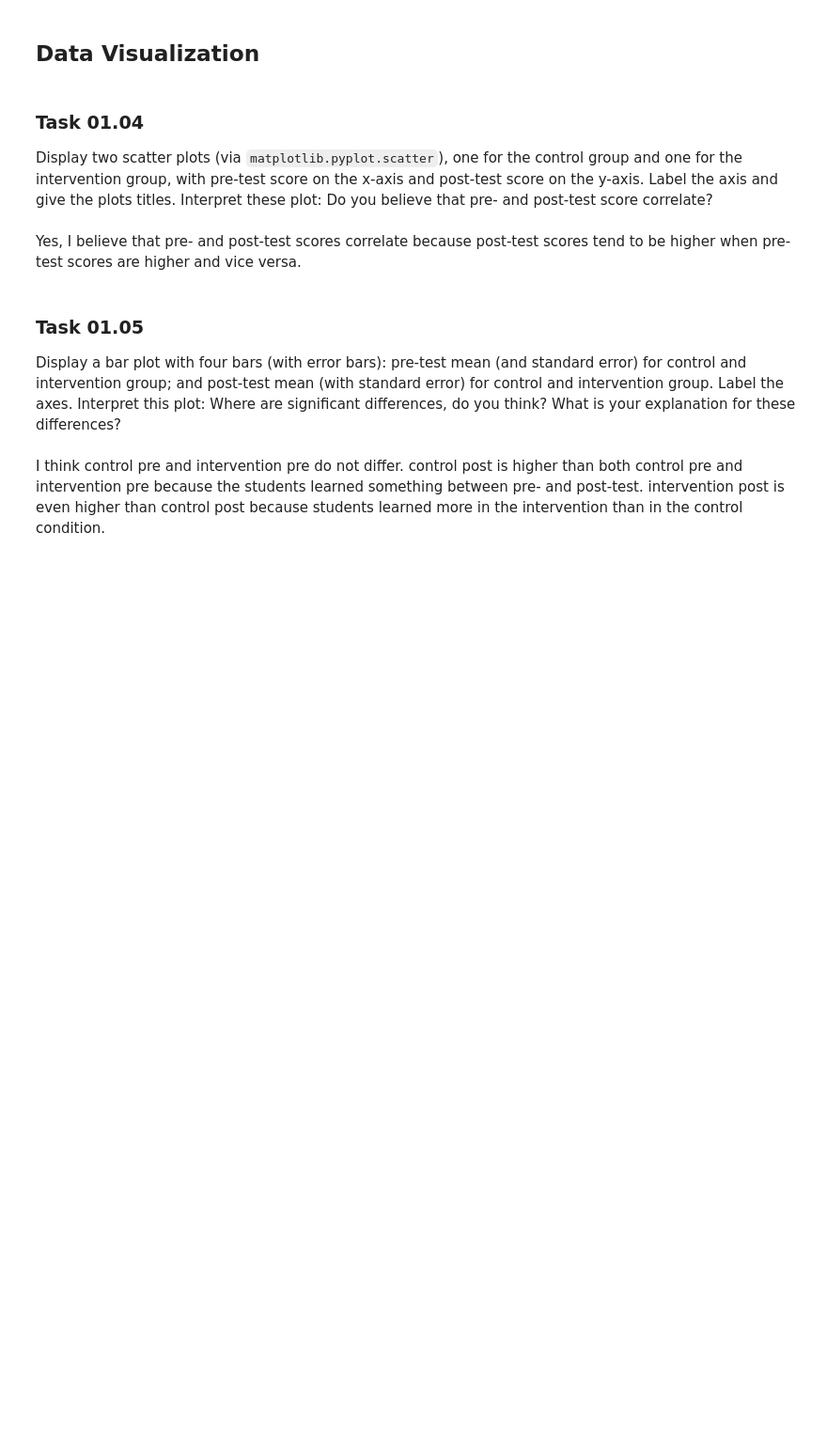
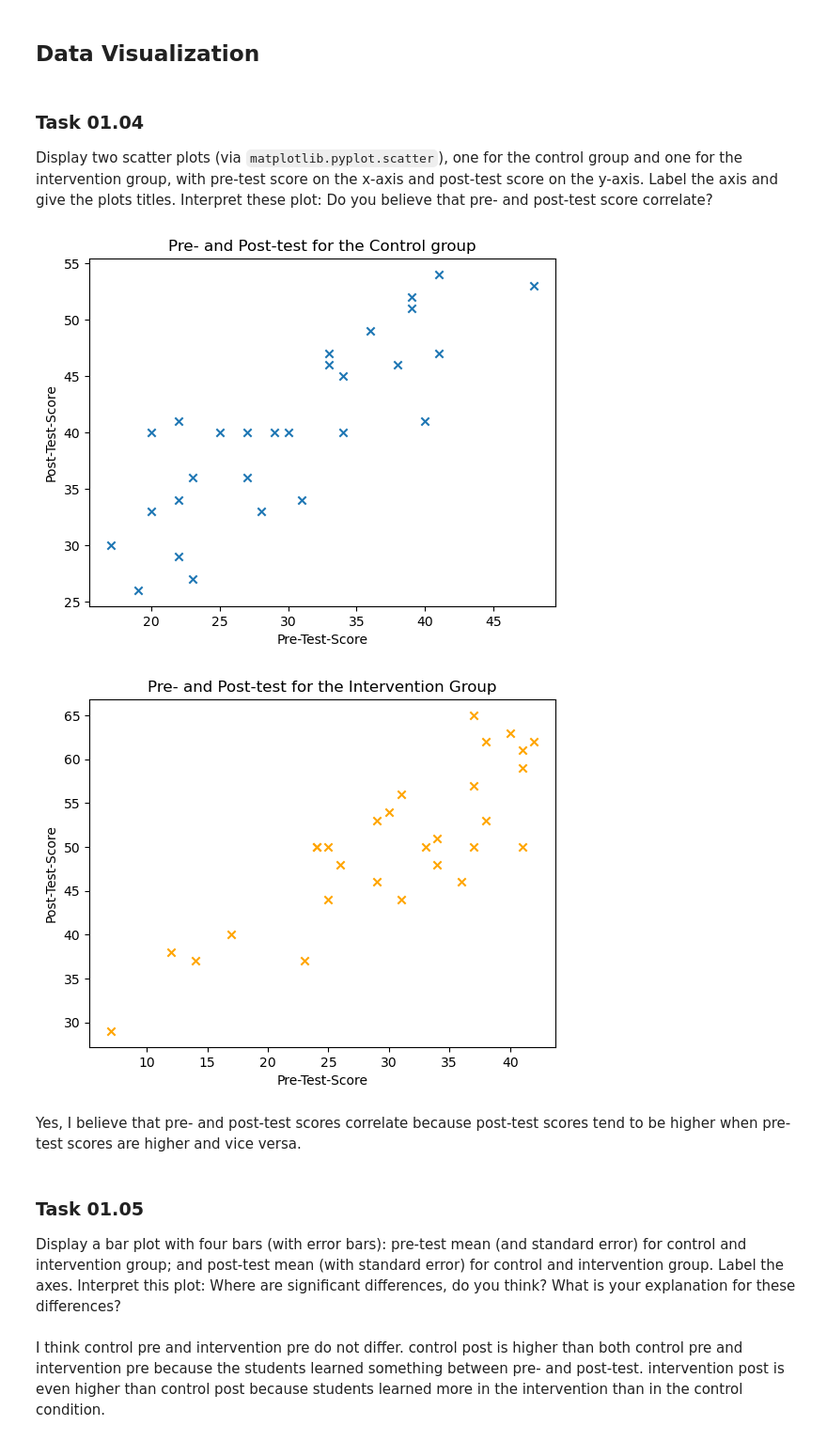
Before and after one commit to d3nnis2001/Data-Mining-Lecture, a Jupyter notebook: Abgabe1/sheet01.ipynb, the cells around one changed output. Shown at 94% size. Cells and saved outputs as stored; diff of their text form; code cells hidden in the pictures; blank space fills up the shorter version.

```diff
--- a/Abgabe1/sheet01.ipynb
+++ b/Abgabe1/sheet01.ipynb
@@ -85,3 +111,15 @@ The mean of the post-test score is 45.46
 ### Task 01.03
 
 Write python code to impute the missing values (that means: nan values) in the post test scores by the mean of the data. HOWEVER, the imputation should be done separately for the control and the intervention group.
+# %%
+# Get the indices of the nan values for each group
+nanPreControl = np.where(np.isnan(X[:,2]) & (X[:,1] == 0))[0]
+nanPostControl = np.where(np.isnan(X[:,3]) & (X[:,1] == 0))[0]
+nanPreInter = np.where(np.isnan(X[:,2]) & (X[:,1] == 1))[0]
+nanPostInter = np.where(np.isnan(X[:,3]) & (X[:,1] == 1))[0]
+
+# Replace the indices of the nan values with the corresponding means
+X[:,2][nanPreControl] = int(controlPre.mean())
+X[:,2][nanPreInter] = int(interPre.mean())
+X[:,3][nanPostControl] = int(controlPost.mean())
+X[:,3][nanPostInter] = int(interPost.mean())
@@ -91,6 +149,27 @@ Write python code to impute the missing values (that means: nan values) in the p
 ### Task 01.04
 
 Display two scatter plots (via `matplotlib.pyplot.scatter`), one for the control group and one for the intervention group, with pre-test score on the x-axis and post-test score on the y-axis. Label the axis and give the plots titles. Interpret these plot: Do you believe that pre- and post-test score correlate?
+# %%
+# Get the indices for the control and intervention group
+indicesControl = np.where(X[:,1] == 0)[0]
+indicesInter = np.where(X[:,1] == 1)[0]
+
+# Plot for the controlgroup
+plt.scatter(X[:,2][indicesControl], X[:,3][indicesControl], marker="x")
+plt.xlabel("Pre-Test-Score")
+plt.ylabel("Post-Test-Score")
+plt.title("Pre- and Post-test for the Control group")
+plt.show()
+
+# Plot for the Intervention Group
+plt.scatter(X[:,2][indicesInter], X[:,3][indicesInter], c="orange", marker="x")
+plt.xlabel("Pre-Test-Score")
+plt.ylabel("Post-Test-Score")
+plt.title("Pre- and Post-test for the Intervention Group")
+plt.show()
+# %% [output]
+[figure, added]
+[figure, added]
 # %% [markdown]
 Yes, I believe that pre- and post-test scores correlate because post-test scores tend to be higher when pre-test scores are higher and vice versa.
 # %% [markdown]
```
Also changed, not shown: parts of 2 cells of this notebook.
